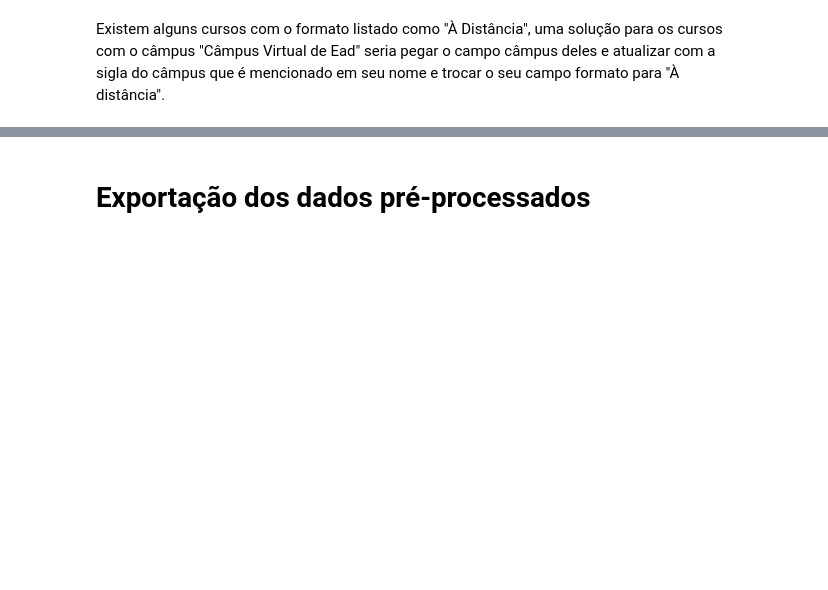
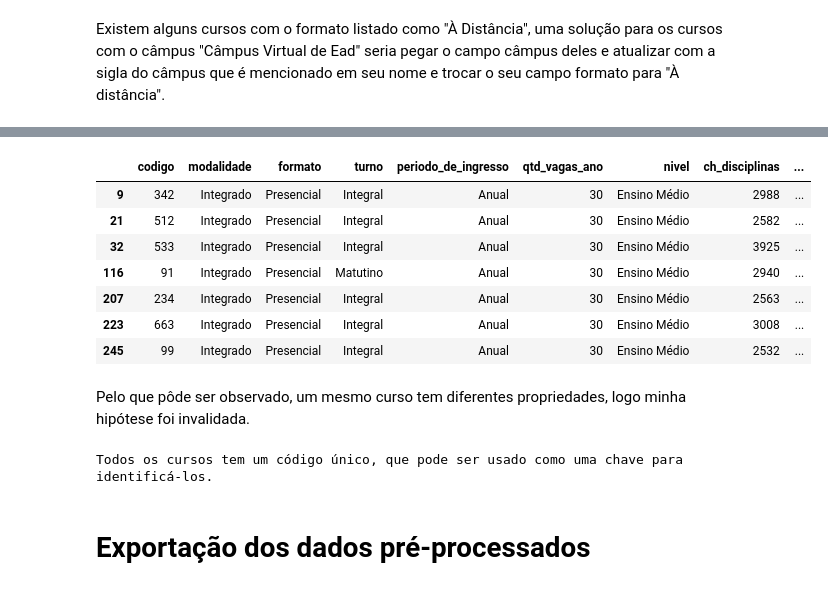
Before and after one commit to marcelsby/tcc-ifg-kg, a Jupyter notebook: notebooks/dados_abertos/Preprocessing Cursos.ipynb, the cells around one changed output, grey strips where cells are left out. Cells and saved outputs as stored; diff of their text form; code cells hidden in the pictures; blank space fills up the shorter version.

Commit message:
Merge branch 'feat-insert-cursos'

```diff
--- a/notebooks/dados_abertos/Preprocessing Cursos.ipynb
+++ b/notebooks/dados_abertos/Preprocessing Cursos.ipynb
@@ -104,3 +128,25 @@ cursos[cursos["formato"] == "À Distância"].loc[:, ["campus", "nome", "codigo",
+# %%
+cursos[cursos["nome"] == "Técnico Integrado ao Ensino Médio em Edificações"].iloc[:, 2:]
+# %% [output]
+|  | codigo | modalidade | formato | turno | periodo_de_ingresso | qtd_vagas_ano | nivel | ch_disciplinas | ... |
+| 9 | 342 | Integrado | Presencial | Integral | Anual | 30 | Ensino Médio | 2988 | ... |
+| 21 | 512 | Integrado | Presencial | Integral | Anual | 30 | Ensino Médio | 2582 | ... |
+| 32 | 533 | Integrado | Presencial | Integral | Anual | 30 | Ensino Médio | 3925 | ... |
+| 116 | 91 | Integrado | Presencial | Matutino | Anual | 30 | Ensino Médio | 2940 | ... |
+| 207 | 234 | Integrado | Presencial | Integral | Anual | 30 | Ensino Médio | 2563 | ... |
+| 223 | 663 | Integrado | Presencial | Integral | Anual | 30 | Ensino Médio | 3008 | ... |
+| 245 | 99 | Integrado | Presencial | Integral | Anual | 30 | Ensino Médio | 2532 | ... |
+# %% [markdown]
+Pelo que pôde ser observado, um mesmo curso tem diferentes propriedades, logo minha hipótese foi invalidada.
+# %%
+is_cursos_unique = cursos["codigo"].nunique() == cursos["codigo"].count()
+
+if is_cursos_unique:
+    print("Todos os cursos tem um código único, que pode ser usado como uma chave para identificá-los.")
+else:
+    print("Os cursos não tem um código único, logo não podem ser identificados unicamente.")
+# %% [output]
+Todos os cursos tem um código único, que pode ser usado como uma chave para identificá-los.
 # %% [markdown]
 # Exportação dos dados pré-processados
 # %%
```
Also changed, not shown: parts of 4 cells of this notebook, 10 other files.
